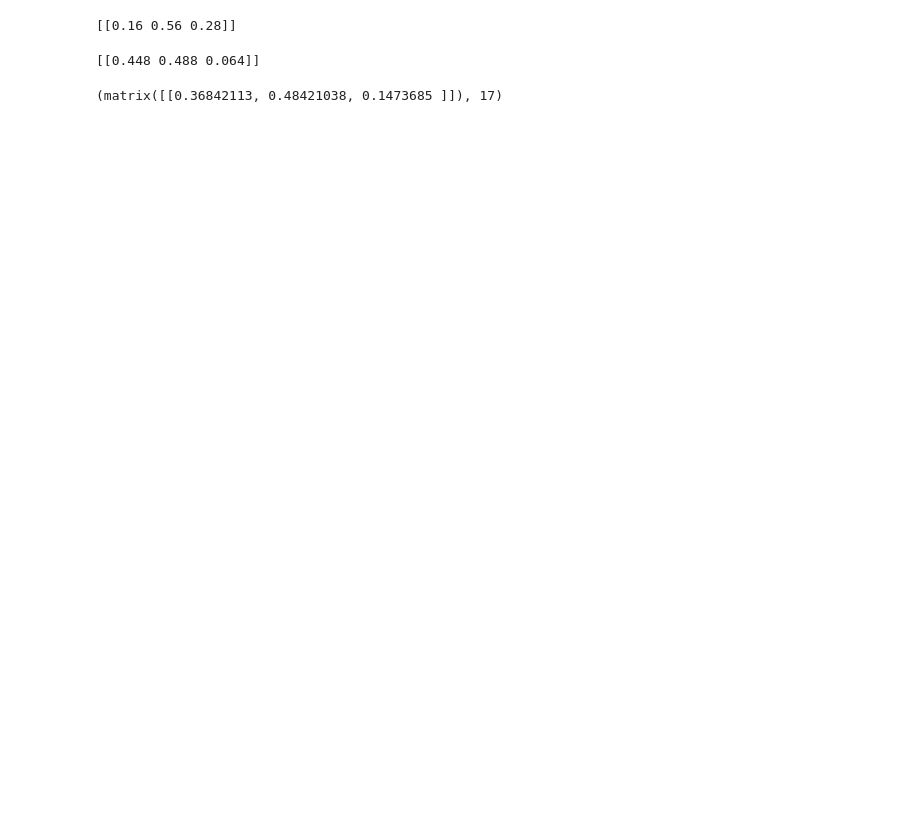
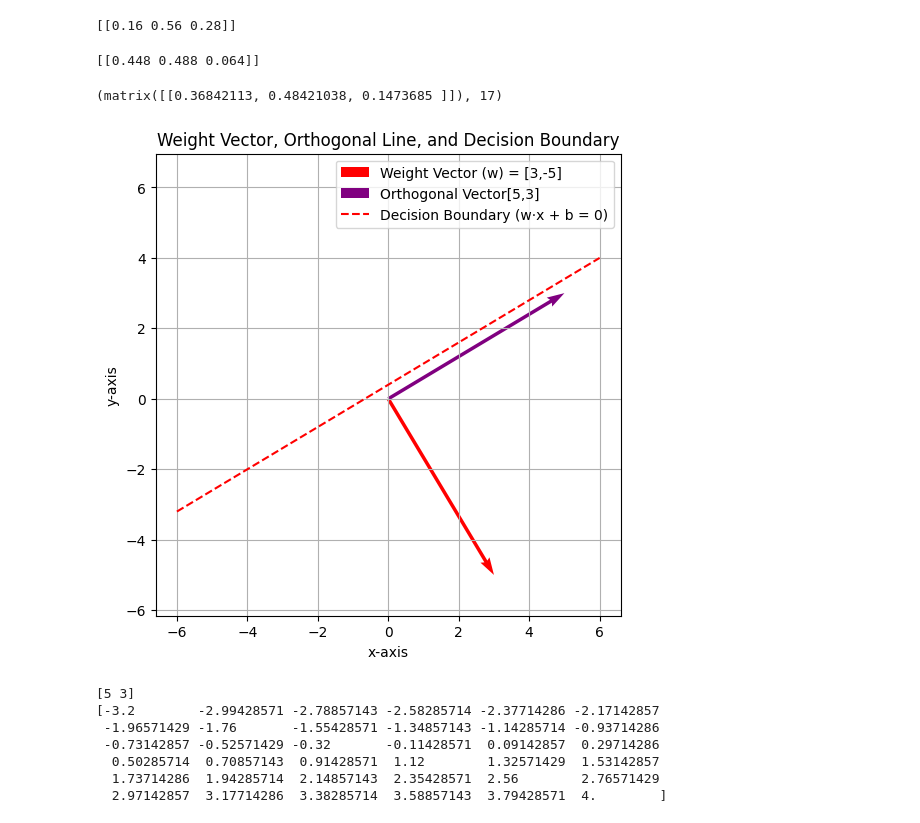
Before and after one commit to samp3209/personalprojects, a Jupyter notebook: MarkovChainProbability_Calculator.ipynb, the cells around one changed output. Cells and saved outputs as stored; diff of their text form; code cells hidden in the pictures; blank space fills up the shorter version.

```diff
--- a/MarkovChainProbability_Calculator.ipynb
+++ b/MarkovChainProbability_Calculator.ipynb
@@ -32,3 +32,53 @@ def recursion_mark(current_answer, transition, tolerance, i):
 recursion_mark(current_answer, transition, tolerance, t)
 # %% [output]
 (matrix([[0.36842113, 0.48421038, 0.1473685 ]]), 17)
+# %%
+import numpy as np
+import matplotlib.pyplot as plt
+
+# Define the weight vector and bias
+w = np.array([3, -5])
+b = 2
+
+# Create the plot
+plt.figure(figsize=(6, 6))
+
+# Origin for vectors
+origin = np.array([0, 0])
+
+# Define orthogonal vector
+orthogonal = np.array([-w[1], w[0]])
+
+x = np.linspace(-6, 6, 36)
+y = (-w[0] * x - b) / w[1]
+
+plt.quiver(origin[0], origin[1], w[0], w[1],
+           angles='xy', scale_units='xy', scale=1, color='red',
+           label='Weight Vector (w) = [3,-5]')
+
+plt.quiver(origin[0], origin[1], orthogonal[0], orthogonal[1],
+           angles='xy', scale_units='xy', scale=1, color='purple',
+           label='Orthogonal Vector[5,3]')
+
+plt.plot(x, y, '--r', label='Decision Boundary (w·x + b = 0)')
+
+plt.axis('equal')
+plt.xlabel('x-axis')
+plt.ylabel('y-axis')
+plt.legend()
+plt.grid(True)
+
+plt.title('Weight Vector, Orthogonal Line, and Decision Boundary')
+
+plt.show()
+print(orthogonal)
+print(y)
+# %% [output]
+[figure, added]
+[5 3]
+[-3.2        -2.99428571 -2.78857143 -2.58285714 -2.37714286 -2.17142857
+ -1.96571429 -1.76       -1.55428571 -1.34857143 -1.14285714 -0.93714286
+ -0.73142857 -0.52571429 -0.32       -0.11428571  0.09142857  0.29714286
+  0.50285714  0.70857143  0.91428571  1.12        1.32571429  1.53142857
+  1.73714286  1.94285714  2.14857143  2.35428571  2.56        2.76571429
+  2.97142857  3.17714286  3.38285714  3.58857143  3.79428571  4.        ]
```
Also changed, not shown: parts of 1 cell of this notebook.
